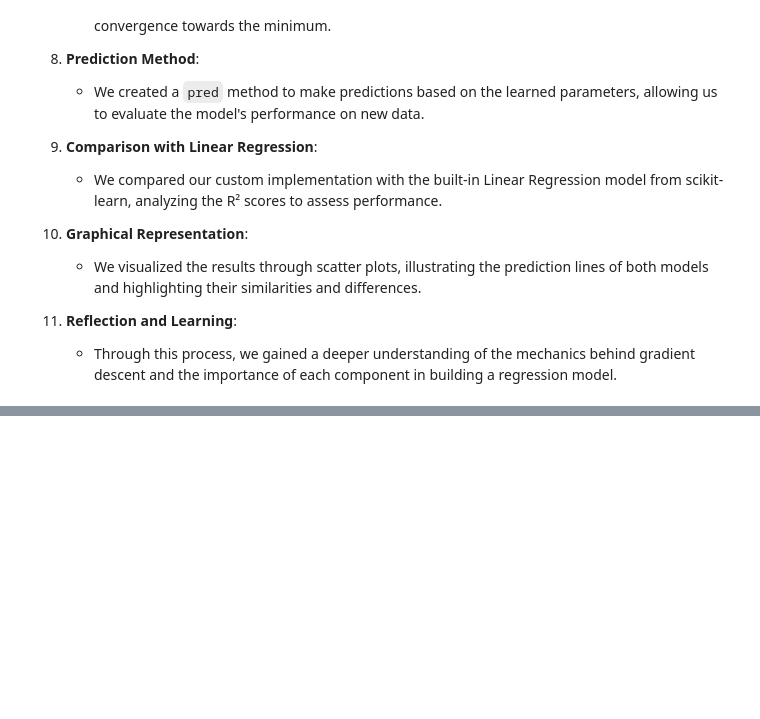
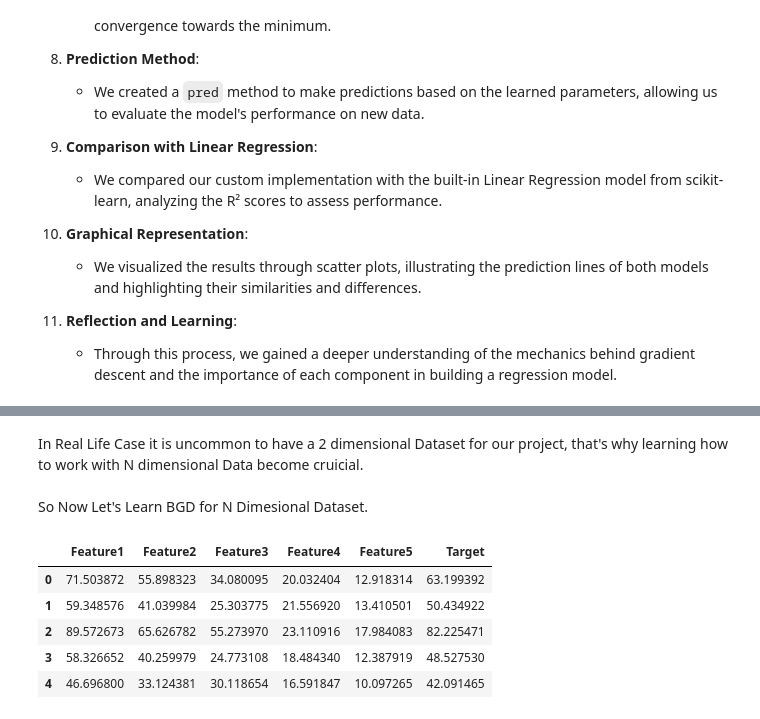
Before and after one commit to rahmankhan2241/Batch-Gradient-Descent-From-Scratch, a Jupyter notebook: gradient descent.ipynb, the cells around one changed output, grey strips where cells are left out. Saved outputs shown, nothing was run; the diff lists cells and outputs as text; code cells hidden in the pictures; blank space fills up the shorter version.

```diff
--- a/gradient descent.ipynb
+++ b/gradient descent.ipynb
@@ -279,0 +284,41 @@ Loss: 0.03482468120727617
+# %% [markdown]
+In Real Life Case it is uncommon to have a 2 dimensional Dataset for our project, that's why learning how to work with N dimensional Data become cruicial. <br><br>
+So Now Let's Learn BGD for N Dimesional Dataset.
+# %%
+import numpy as np
+import pandas as pd
+
+# Set random seed for reproducibility
+
+# Number of rows
+n = 100
+
+# Generate feature data
+Feature1 = np.random.rand(n) * 100  # Random values between 0 and 100
+Feature2 = Feature1 * 0.8 + np.random.randn(n) * 5  # Strong correlation with Feature1
+Feature3 = Feature1 * 0.5 + np.random.randn(n) * 3  # Moderate correlation with Feature1
+Feature4 = Feature1 * 0.3 + np.random.randn(n) * 2  # Weak correlation with Feature1
+Feature5 = Feature1 * 0.2 + np.random.randn(n) * 1  # Weak correlation with Feature1
+
+# Generate target variable as a linear combination of all features
+Target = 0.5 * Feature1 + 0.3 * Feature2 + 0.2 * Feature3 + 0.1 * Feature4 + np.random.randn(n) * 3  # Adding some noise
+
+# Create DataFrame
+df = pd.DataFrame({
+    'Feature1': Feature1,
+    'Feature2': Feature2,
+    'Feature3': Feature3,
+    'Feature4': Feature4,
+    'Feature5': Feature5,
+    'Target': Target
+})
+
+# Show the first few rows of the dataset
+df.head()
+# %% [output]
+|  | Feature1 | Feature2 | Feature3 | Feature4 | Feature5 | Target |
+| 0 | 71.503872 | 55.898323 | 34.080095 | 20.032404 | 12.918314 | 63.199392 |
+| 1 | 59.348576 | 41.039984 | 25.303775 | 21.556920 | 13.410501 | 50.434922 |
+| 2 | 89.572673 | 65.626782 | 55.273970 | 23.110916 | 17.984083 | 82.225471 |
+| 3 | 58.326652 | 40.259979 | 24.773108 | 18.484340 | 12.387919 | 48.527530 |
+| 4 | 46.696800 | 33.124381 | 30.118654 | 16.591847 | 10.097265 | 42.091465 |
```
Also changed, not shown: parts of 16 cells of this notebook.
